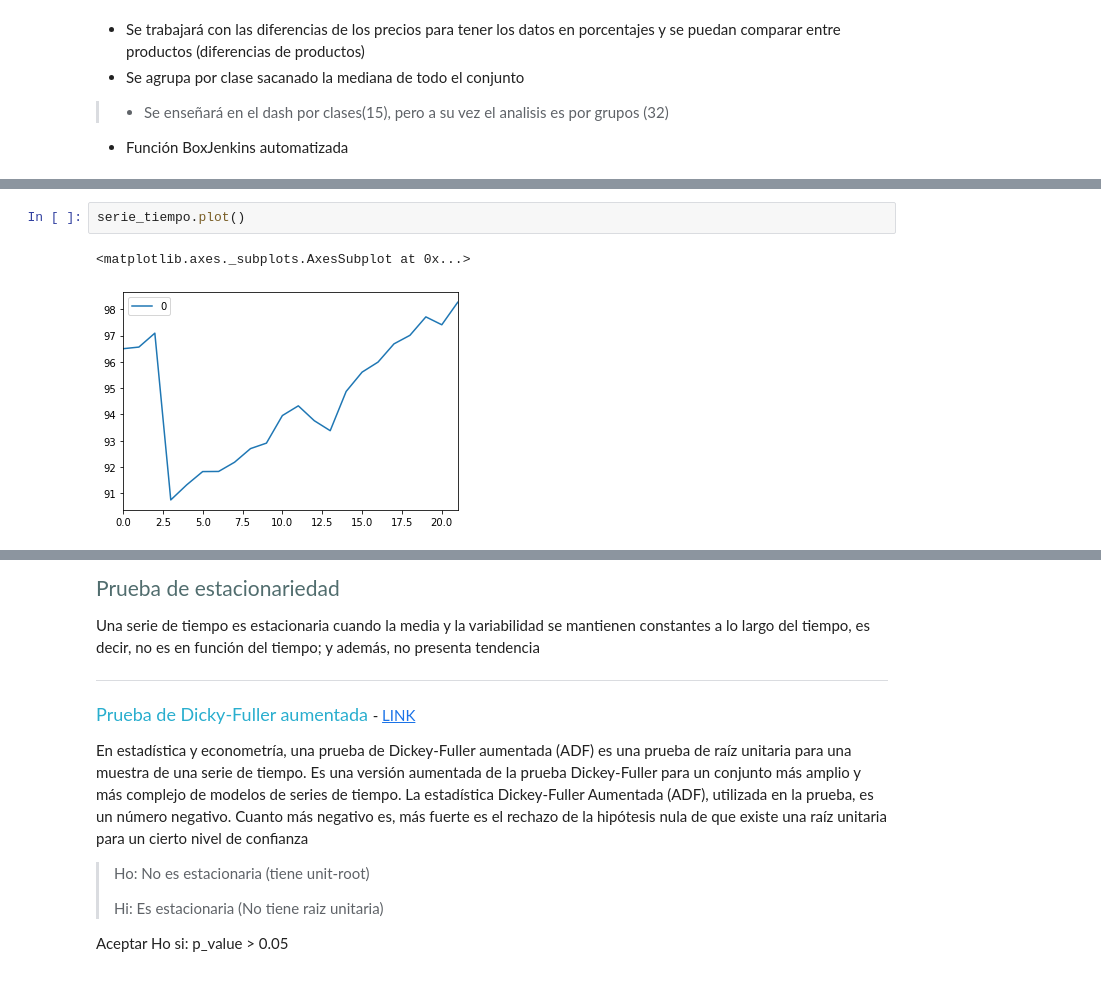
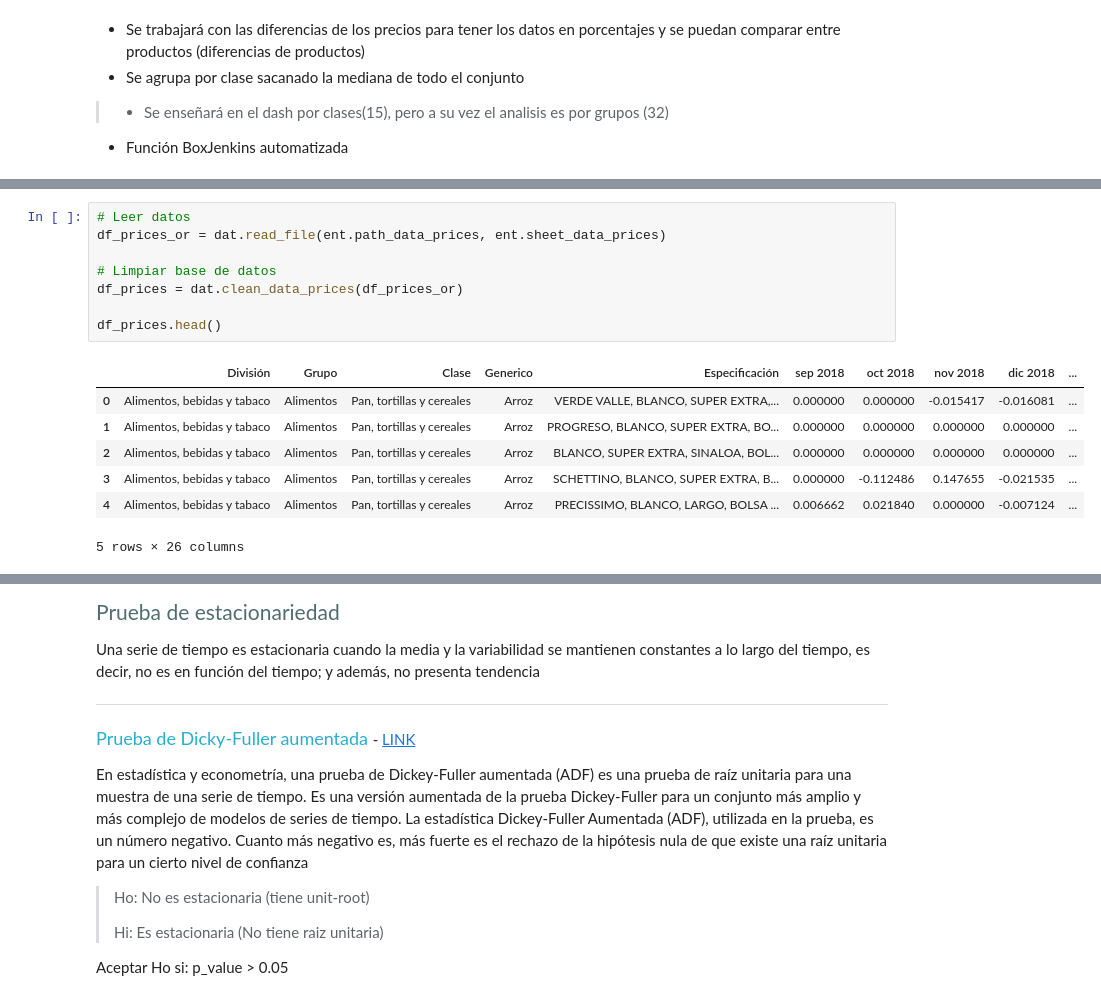
Before and after one commit to IFFranciscoME/Urban_Lab_Desarrollo, a Jupyter notebook: violeta/Precios.ipynb, the cells around one changed output, grey strips where cells are left out. Cells and saved outputs as stored; diff of their text form.

```diff
--- a/violeta/Precios.ipynb
+++ b/violeta/Precios.ipynb
@@ -87,5 +55,16 @@ serie_tiempo.head()
-# %%
-serie_tiempo.plot()
-# %% [output]
-<matplotlib.axes._subplots.AxesSubplot at 0x...>
-[figure, removed]
+# %%
+# Leer datos
+df_prices_or = dat.read_file(ent.path_data_prices, ent.sheet_data_prices)
+
+# Limpiar base de datos
+df_prices = dat.clean_data_prices(df_prices_or)
+
+df_prices.head()
+# %% [output]
+|  | División | Grupo | Clase | Generico | Especificación | sep 2018 | oct 2018 | nov 2018 | dic 2018 | ... |
+| 0 | Alimentos, bebidas y tabaco | Alimentos | Pan, tortillas y cereales | Arroz | VERDE VALLE, BLANCO, SUPER EXTRA,... | 0.000000 | 0.000000 | -0.015417 | -0.016081 | ... |
+| 1 | Alimentos, bebidas y tabaco | Alimentos | Pan, tortillas y cereales | Arroz | PROGRESO, BLANCO, SUPER EXTRA, BO... | 0.000000 | 0.000000 | 0.000000 | 0.000000 | ... |
+| 2 | Alimentos, bebidas y tabaco | Alimentos | Pan, tortillas y cereales | Arroz | BLANCO, SUPER EXTRA, SINALOA, BOL... | 0.000000 | 0.000000 | 0.000000 | 0.000000 | ... |
+| 3 | Alimentos, bebidas y tabaco | Alimentos | Pan, tortillas y cereales | Arroz | SCHETTINO, BLANCO, SUPER EXTRA, B... | 0.000000 | -0.112486 | 0.147655 | -0.021535 | ... |
+| 4 | Alimentos, bebidas y tabaco | Alimentos | Pan, tortillas y cereales | Arroz | PRECISSIMO, BLANCO, LARGO, BOLSA ... | 0.006662 | 0.021840 | 0.000000 | -0.007124 | ... |
+5 rows × 26 columns
```
Also changed, not shown: parts of 9 cells of this notebook.
